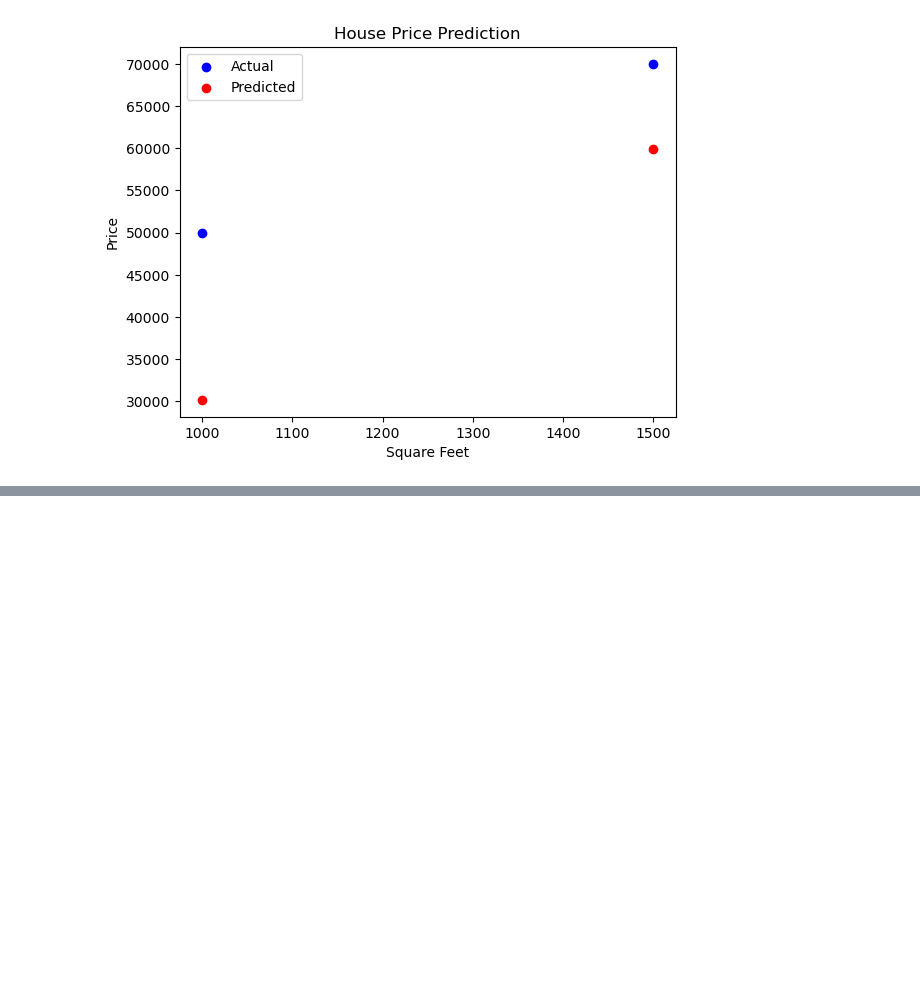
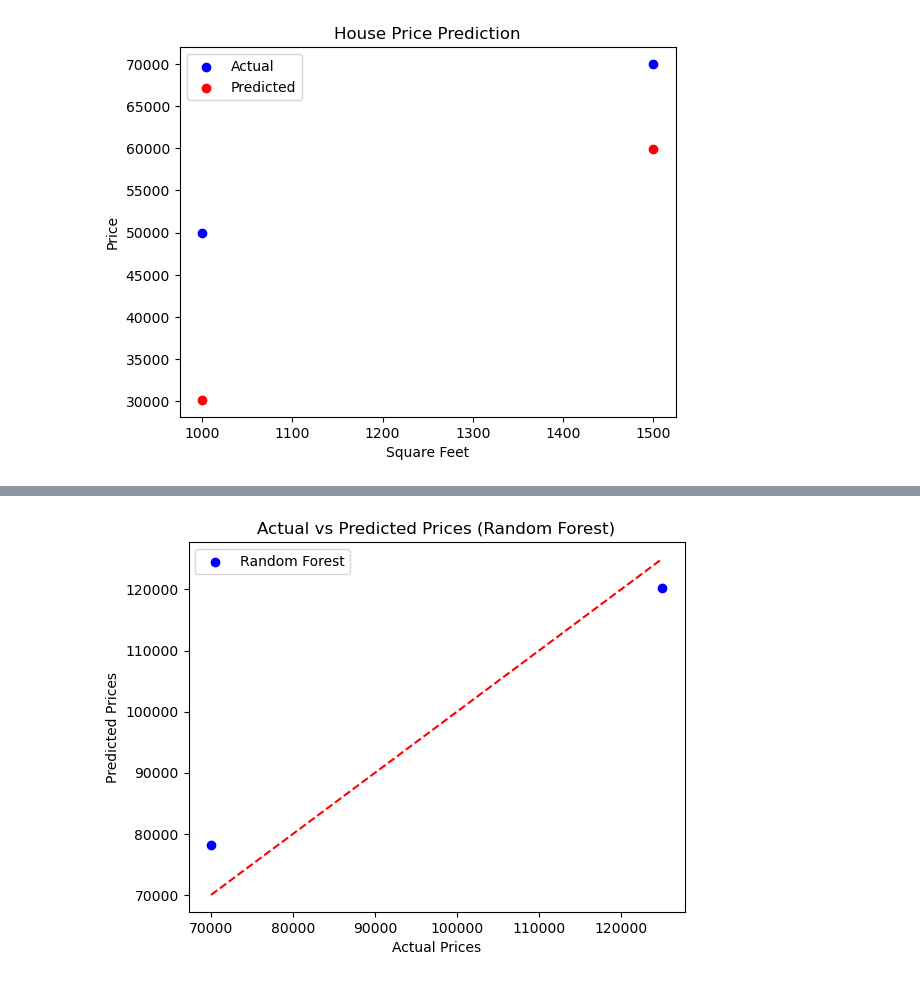
Before and after one commit to Krishnan0022/House-Price-Prediction-Linear-Regression-ML, a Jupyter notebook: HousePricePrediciton.ipynb, the cells around one changed output, grey strips where cells are left out. Cells and saved outputs as stored; diff of their text form; code cells hidden in the pictures; blank space fills up the shorter version.

```diff
--- a/HousePricePrediciton.ipynb
+++ b/HousePricePrediciton.ipynb
@@ -49,0 +134,92 @@ Mean Squared Error: 246942550.86703458
+# %%
+# Step 1: Import the necessary libraries
+# Import libraries for data manipulation, model building, and evaluation
+import numpy as np
+import pandas as pd
+from sklearn.model_selection import train_test_split
+from sklearn.linear_model import LinearRegression
+from sklearn.ensemble import RandomForestRegressor
+from sklearn.metrics import mean_squared_error, r2_score
+from sklearn.preprocessing import StandardScaler, OneHotEncoder
+from sklearn.compose import ColumnTransformer
+from sklearn.pipeline import Pipeline
+import matplotlib.pyplot as plt
+
+# Step 2: Create a synthetic dataset (House Prices)
+# Define a dataset with various house features and corresponding prices
+data = {
+    'Square_Feet': [1000, 1500, 1800, 2400, 3000, 3500, 2500, 1200, 2600, 4000],
+    'Bedrooms': [2, 3, 3, 4, 4, 5, 4, 3, 4, 6],
+    'Bathrooms': [1, 2, 2, 3, 3, 4, 3, 2, 3, 5],
+    'Garage_Size': [1, 2, 2, 2, 3, 3, 2, 1, 2, 4],
+    'Age_of_House': [10, 15, 20, 5, 2, 1, 8, 25, 7, 1],
+    'Neighborhood': ['A', 'B', 'B', 'C', 'C', 'A', 'B', 'A', 'C', 'A'],
+    'Price': [50000, 70000, 80000, 110000, 150000, 180000, 120000, 60000, 125000, 200000]
+}
+
+# Step 3: Create a DataFrame
+# Convert the dataset into a pandas DataFrame
+df = pd.DataFrame(data)
+
+# Step 4: Define features (X) and target (y)
+# Separate the dataset into features and target variable
+X = df[['Square_Feet', 'Bedrooms', 'Bathrooms', 'Garage_Size', 'Age_of_House', 'Neighborhood']]
+y = df['Price']
+
+# Step 5: Preprocessing
+# Set up preprocessing for numerical and categorical data
+preprocessor = ColumnTransformer(
+    transformers=[
+        ('num', StandardScaler(), ['Square_Feet', 'Bedrooms', 'Bathrooms', 'Garage_Size', 'Age_of_House']),
+        ('cat', OneHotEncoder(), ['Neighborhood'])
+    ]
+)
+
+# Step 6: Create a pipeline for Linear Regression
+# Build a pipeline for linear regression that includes preprocessing
+linear_model = Pipeline(steps=[
+    ('preprocessor', preprocessor),
+    ('regressor', LinearRegression())
+])
+
+# Step 7: Create a pipeline for Random Forest
+# Build a pipeline for random forest regression that includes preprocessing
+random_forest_model = Pipeline(steps=[
+    ('preprocessor', preprocessor),
+    ('regressor', RandomForestRegressor(n_estimators=100, random_state=42))
+])
+
+# Step 8: Split the dataset into training and testing sets
+# Split the data into training and testing subsets
+X_train, X_test, y_train, y_test = train_test_split(X, y, test_size=0.2, random_state=42)
+
+# Step 9: Train and Evaluate Linear Regression Model
+# Train the linear regression model and evaluate its performance
+linear_model.fit(X_train, y_train)
+y_pred_lr = linear_model.predict(X_test)
+mse_lr = mean_squared_error(y_test, y_pred_lr)
+r2_lr = r2_score(y_test, y_pred_lr)
+print("Linear Regression:")
+print(f"Mean Squared Error: {mse_lr}")
+print(f"R-squared (R2): {r2_lr}")
+
+# Step 10: Train and Evaluate Random Forest Model
+# Train the random forest model and evaluate its performance
+random_forest_model.fit(X_train, y_train)
+y_pred_rf = random_forest_model.predict(X_test)
+mse_rf = mean_squared_error(y_test, y_pred_rf)
+r2_rf = r2_score(y_test, y_pred_rf)
+print("\nRandom Forest Regression:")
+print(f"Mean Squared Error: {mse_rf}")
+print(f"R-squared (R2): {r2_rf}")
+
+# Step 11: Visualization - Actual vs Predicted (Random Forest)
+# Plot actual vs predicted prices for the random forest model
+plt.scatter(y_test, y_pred_rf, color='blue', label='Random Forest')
+plt.plot([min(y_test), max(y_test)], [min(y_test), max(y_test)], color='red', linestyle='--')
+plt.xlabel('Actual Prices')
+plt.ylabel('Predicted Prices')
+plt.title('Actual vs Predicted Prices (Random Forest)')
+plt.legend()
+plt.show()
+# %% [output]
@@ -49,0 +233 @@ Mean Squared Error: 246942550.86703458
+[figure, added]
```
Also changed, not shown: parts of 3 cells of this notebook.
